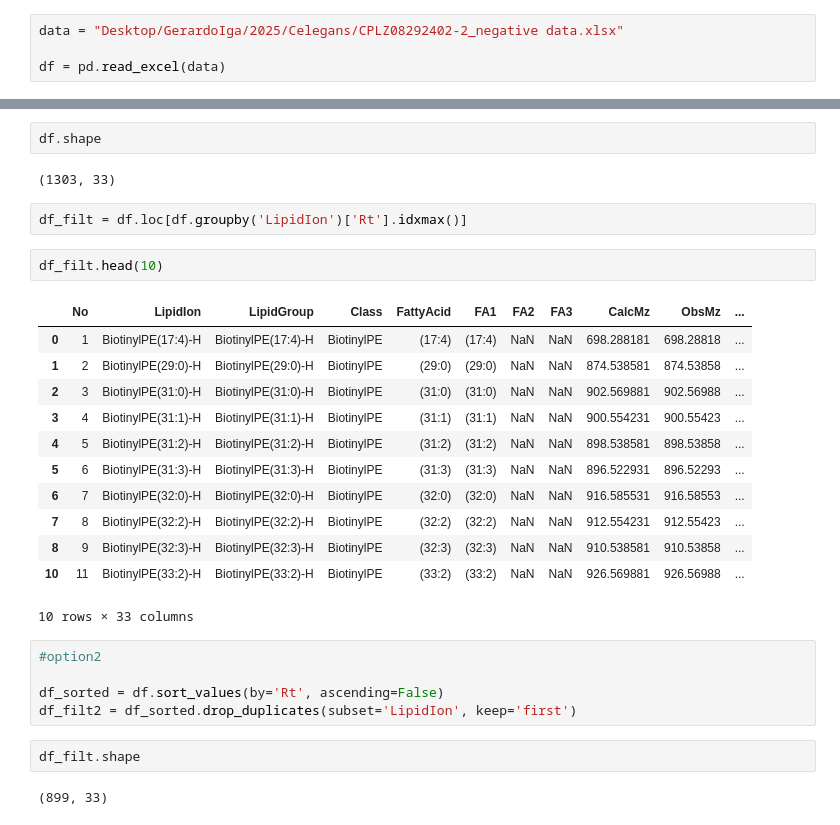
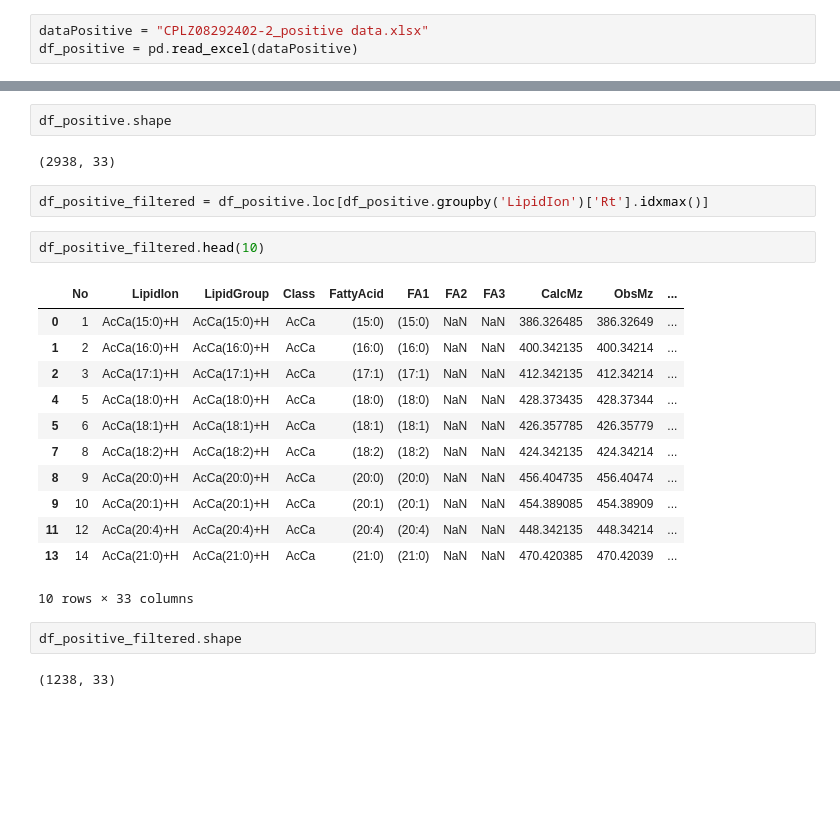
Before and after one commit to gerapskx/Lipidome_Celegans, a Jupyter notebook: FilteringLipidomicsRT.ipynb, the cells around one changed output, grey strips where cells are left out. Cells and saved outputs as stored; diff of their text form; blank space fills up the shorter version.

```diff
--- a/FilteringLipidomicsRT.ipynb
+++ b/FilteringLipidomicsRT.ipynb
@@ -4,5 +20,4 @@ import openpyxl
 # %%
-data = "Desktop/GerardoIga/2025/Celegans/CPLZ08292402-2_negative data.xlsx"
-
-df = pd.read_excel(data)
+dataPositive = "CPLZ08292402-2_positive data.xlsx"
+df_positive = pd.read_excel(dataPositive)
 # %%
@@ -24,30 +33,25 @@ df
 # %%
-df.shape
+df_positive.shape
 # %% [output]
-(1303, 33)
+(2938, 33)
 # %%
-df_filt = df.loc[df.groupby('LipidIon')['Rt'].idxmax()]
+df_positive_filtered = df_positive.loc[df_positive.groupby('LipidIon')['Rt'].idxmax()]
 # %%
-df_filt.head(10)
+df_positive_filtered.head(10)
 # %% [output]
 |  | No | LipidIon | LipidGroup | Class | FattyAcid | FA1 | FA2 | FA3 | CalcMz | ObsMz | ... |
-| 0 | 1 | BiotinylPE(17:4)-H | BiotinylPE(17:4)-H | BiotinylPE | (17:4) | (17:4) | NaN | NaN | 698.288181 | 698.28818 | ... |
-| 1 | 2 | BiotinylPE(29:0)-H | BiotinylPE(29:0)-H | BiotinylPE | (29:0) | (29:0) | NaN | NaN | 874.538581 | 874.53858 | ... |
-| 2 | 3 | BiotinylPE(31:0)-H | BiotinylPE(31:0)-H | BiotinylPE | (31:0) | (31:0) | NaN | NaN | 902.569881 | 902.56988 | ... |
-| 3 | 4 | BiotinylPE(31:1)-H | BiotinylPE(31:1)-H | BiotinylPE | (31:1) | (31:1) | NaN | NaN | 900.554231 | 900.55423 | ... |
-| 4 | 5 | BiotinylPE(31:2)-H | BiotinylPE(31:2)-H | BiotinylPE | (31:2) | (31:2) | NaN | NaN | 898.538581 | 898.53858 | ... |
-| 5 | 6 | BiotinylPE(31:3)-H | BiotinylPE(31:3)-H | BiotinylPE | (31:3) | (31:3) | NaN | NaN | 896.522931 | 896.52293 | ... |
-| 6 | 7 | BiotinylPE(32:0)-H | BiotinylPE(32:0)-H | BiotinylPE | (32:0) | (32:0) | NaN | NaN | 916.585531 | 916.58553 | ... |
-| 7 | 8 | BiotinylPE(32:2)-H | BiotinylPE(32:2)-H | BiotinylPE | (32:2) | (32:2) | NaN | NaN | 912.554231 | 912.55423 | ... |
-| 8 | 9 | BiotinylPE(32:3)-H | BiotinylPE(32:3)-H | BiotinylPE | (32:3) | (32:3) | NaN | NaN | 910.538581 | 910.53858 | ... |
-| 10 | 11 | BiotinylPE(33:2)-H | BiotinylPE(33:2)-H | BiotinylPE | (33:2) | (33:2) | NaN | NaN | 926.569881 | 926.56988 | ... |
+| 0 | 1 | AcCa(15:0)+H | AcCa(15:0)+H | AcCa | (15:0) | (15:0) | NaN | NaN | 386.326485 | 386.32649 | ... |
+| 1 | 2 | AcCa(16:0)+H | AcCa(16:0)+H | AcCa | (16:0) | (16:0) | NaN | NaN | 400.342135 | 400.34214 | ... |
+| 2 | 3 | AcCa(17:1)+H | AcCa(17:1)+H | AcCa | (17:1) | (17:1) | NaN | NaN | 412.342135 | 412.34214 | ... |
+| 4 | 5 | AcCa(18:0)+H | AcCa(18:0)+H | AcCa | (18:0) | (18:0) | NaN | NaN | 428.373435 | 428.37344 | ... |
+| 5 | 6 | AcCa(18:1)+H | AcCa(18:1)+H | AcCa | (18:1) | (18:1) | NaN | NaN | 426.357785 | 426.35779 | ... |
+| 7 | 8 | AcCa(18:2)+H | AcCa(18:2)+H | AcCa | (18:2) | (18:2) | NaN | NaN | 424.342135 | 424.34214 | ... |
+| 8 | 9 | AcCa(20:0)+H | AcCa(20:0)+H | AcCa | (20:0) | (20:0) | NaN | NaN | 456.404735 | 456.40474 | ... |
+| 9 | 10 | AcCa(20:1)+H | AcCa(20:1)+H | AcCa | (20:1) | (20:1) | NaN | NaN | 454.389085 | 454.38909 | ... |
+| 11 | 12 | AcCa(20:4)+H | AcCa(20:4)+H | AcCa | (20:4) | (20:4) | NaN | NaN | 448.342135 | 448.34214 | ... |
+| 13 | 14 | AcCa(21:0)+H | AcCa(21:0)+H | AcCa | (21:0) | (21:0) | NaN | NaN | 470.420385 | 470.42039 | ... |
 10 rows × 33 columns
-# %%
-#option2
-
-df_sorted = df.sort_values(by='Rt', ascending=False)
-df_filt2 = df_sorted.drop_duplicates(subset='LipidIon', keep='first')
 # %%
-df_filt.shape
+df_positive_filtered.shape
 # %% [output]
-(899, 33)
+(1238, 33)
```
Also changed, not shown: parts of 23 cells of this notebook.
